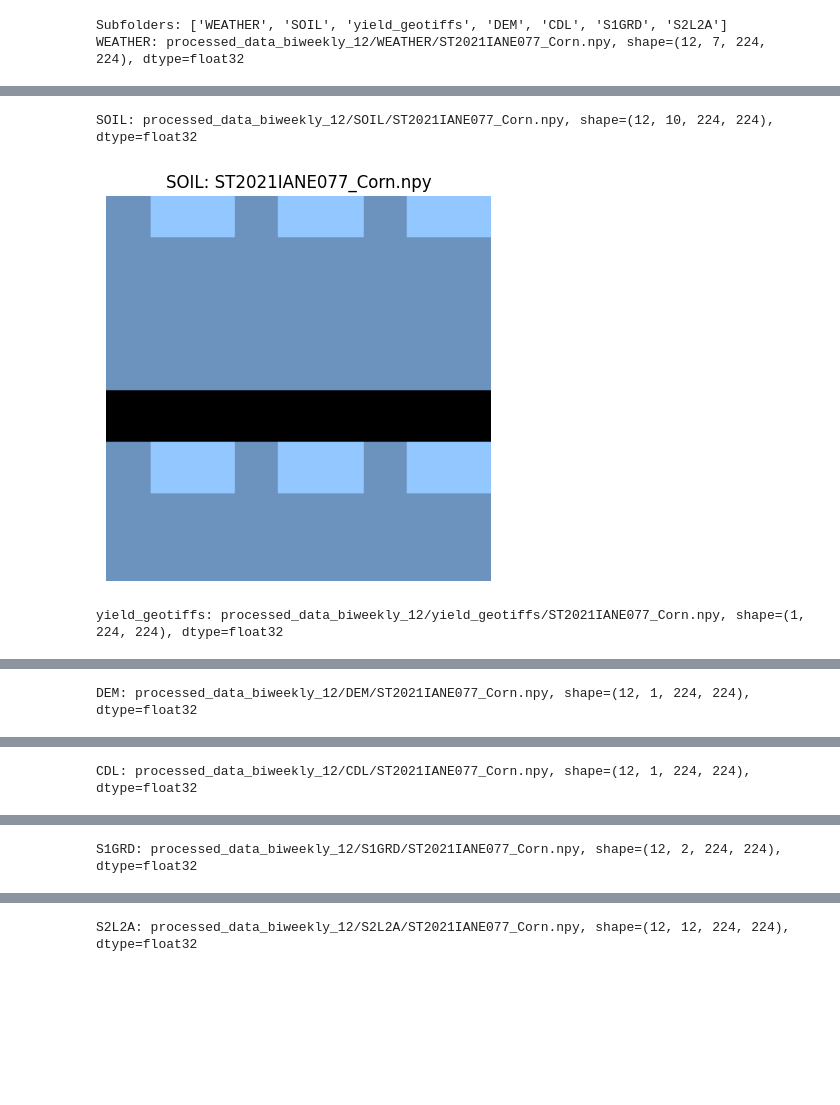
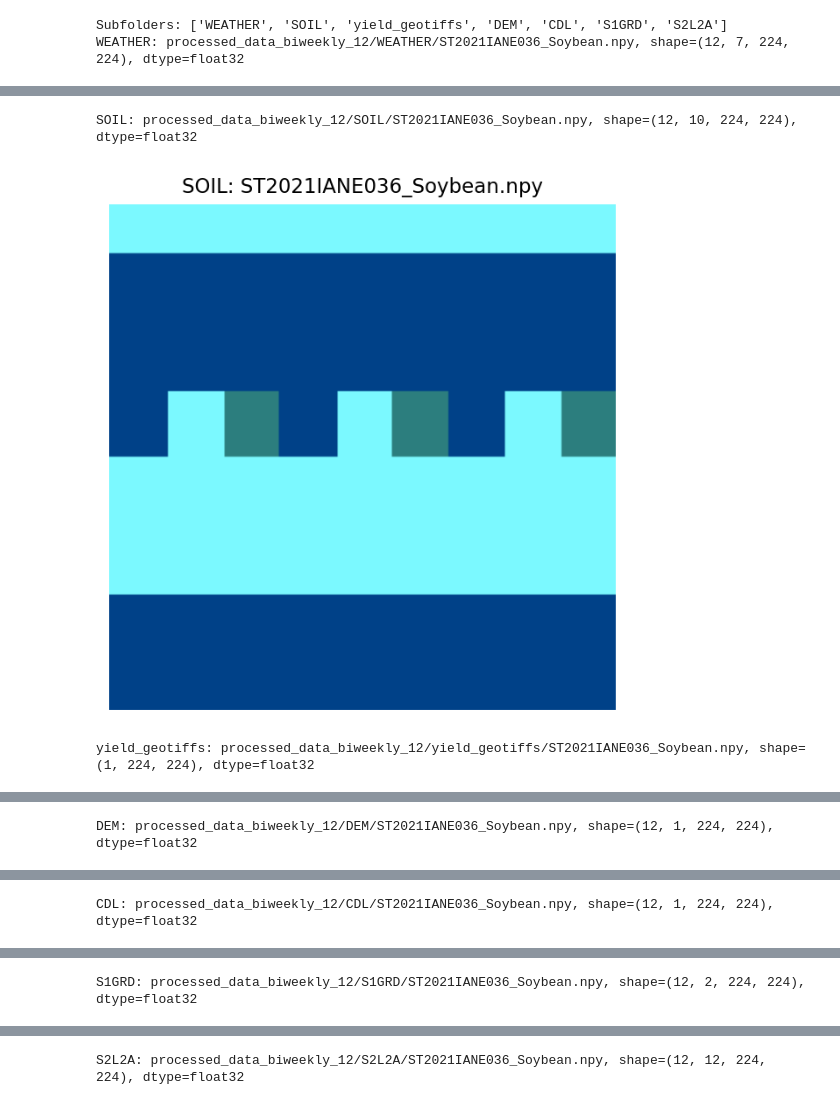
Before and after one commit to baskargroup/ISA_Yield, a Jupyter notebook: data_test.ipynb, the cells around one changed output, grey strips where cells are left out. Saved outputs shown, nothing was run; the diff lists cells and outputs as text; code cells hidden in the pictures; blank space fills up the shorter version.

```diff
--- a/data_test.ipynb
+++ b/data_test.ipynb
@@ -145,7 +203,8 @@ root_dir = "processed_data_biweekly_12"
 subfolders = [f for f in os.listdir(root_dir) if os.path.isdir(os.path.join(root_dir, f))]
 print("Subfolders:", subfolders)
 sub_path = os.path.join(root_dir, subfolders[0])
-file_name = [f for f in os.listdir(sub_path) if f.lower().endswith('.npy')][10]
+# file_name = 'ST2023IA0189_Corn.npy'  # Example file name present in all subfolders
+file_name = [f for f in os.listdir(sub_path) if f.lower().endswith('.npy')][550]
 for sub in subfolders:
     file_path = os.path.join(root_dir, sub, file_name)
     arr = np.load(file_path)
@@ -153,7 +212,7 @@ for sub in subfolders:
     # Handle shape: (T, C, H, W) or (C, H, W)
     if arr.ndim == 4:
         # Visualize first time step
-        img = arr[0]
+        img = arr[7]
     elif arr.ndim == 3:
         img = arr
     else:
@@ -164,7 +223,7 @@ for sub in subfolders:
     if img.shape[0] > 3:
         img = img[:3]
     elif img.shape[0] == 2:
-        img = np.concatenate([img, img[:1]], axis=0)
+        img = np.concatenate([img[:1], img[:1], img[:1]], axis=0)
     # Transpose to H, W, C for matplotlib
     img = np.moveaxis(img, 0, -1)
     # Normalize for visualization
@@ -181,4 +240,4 @@ for sub in subfolders:
     plt.show()
 # %% [output]
 Subfolders: ['WEATHER', 'SOIL', 'yield_geotiffs', 'DEM', 'CDL', 'S1GRD', 'S2L2A']
-WEATHER: processed_data_biweekly_12/WEATHER/ST2021IANE077_Corn.npy, shape=(12, 7, 224, 224), dtype=float32
+WEATHER: processed_data_biweekly_12/WEATHER/ST2021IANE036_Soybean.npy, shape=(12, 7, 224, 224), dtype=float32
@@ -186,3 +245,3 @@ WEATHER: processed_data_biweekly_12/WEATHER/ST2021IANE077_Corn.npy, shape=(12, 7
-SOIL: processed_data_biweekly_12/SOIL/ST2021IANE077_Corn.npy, shape=(12, 10, 224, 224), dtype=float32
+SOIL: processed_data_biweekly_12/SOIL/ST2021IANE036_Soybean.npy, shape=(12, 10, 224, 224), dtype=float32
-[figure, old version]
+[figure, new version]
-yield_geotiffs: processed_data_biweekly_12/yield_geotiffs/ST2021IANE077_Corn.npy, shape=(1, 224, 224), dtype=float32
+yield_geotiffs: processed_data_biweekly_12/yield_geotiffs/ST2021IANE036_Soybean.npy, shape=(1, 224, 224), dtype=float32
@@ -190 +249 @@ yield_geotiffs: processed_data_biweekly_12/yield_geotiffs/ST2021IANE077_Corn.npy
-DEM: processed_data_biweekly_12/DEM/ST2021IANE077_Corn.npy, shape=(12, 1, 224, 224), dtype=float32
+DEM: processed_data_biweekly_12/DEM/ST2021IANE036_Soybean.npy, shape=(12, 1, 224, 224), dtype=float32
@@ -192 +251 @@ DEM: processed_data_biweekly_12/DEM/ST2021IANE077_Corn.npy, shape=(12, 1, 224, 2
-CDL: processed_data_biweekly_12/CDL/ST2021IANE077_Corn.npy, shape=(12, 1, 224, 224), dtype=float32
+CDL: processed_data_biweekly_12/CDL/ST2021IANE036_Soybean.npy, shape=(12, 1, 224, 224), dtype=float32
@@ -194 +253 @@ CDL: processed_data_biweekly_12/CDL/ST2021IANE077_Corn.npy, shape=(12, 1, 224, 2
-S1GRD: processed_data_biweekly_12/S1GRD/ST2021IANE077_Corn.npy, shape=(12, 2, 224, 224), dtype=float32
+S1GRD: processed_data_biweekly_12/S1GRD/ST2021IANE036_Soybean.npy, shape=(12, 2, 224, 224), dtype=float32
@@ -196 +255 @@ S1GRD: processed_data_biweekly_12/S1GRD/ST2021IANE077_Corn.npy, shape=(12, 2, 22
-S2L2A: processed_data_biweekly_12/S2L2A/ST2021IANE077_Corn.npy, shape=(12, 12, 224, 224), dtype=float32
+S2L2A: processed_data_biweekly_12/S2L2A/ST2021IANE036_Soybean.npy, shape=(12, 12, 224, 224), dtype=float32
```
Also changed, not shown: parts of 13 cells of this notebook, 11 other files.
